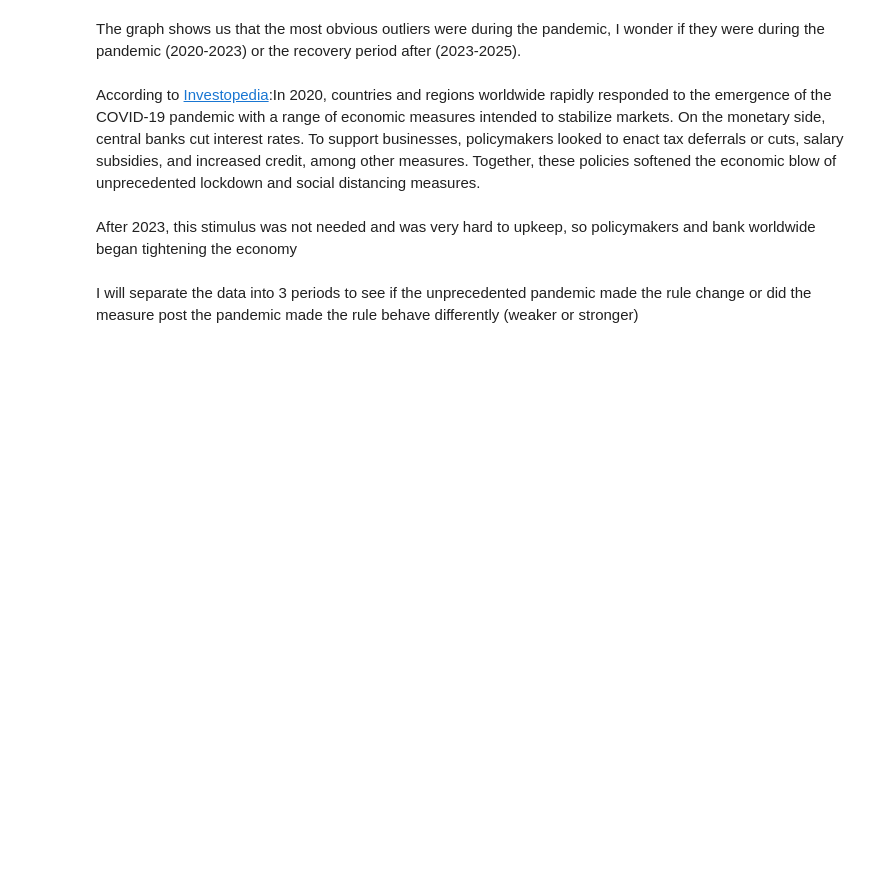
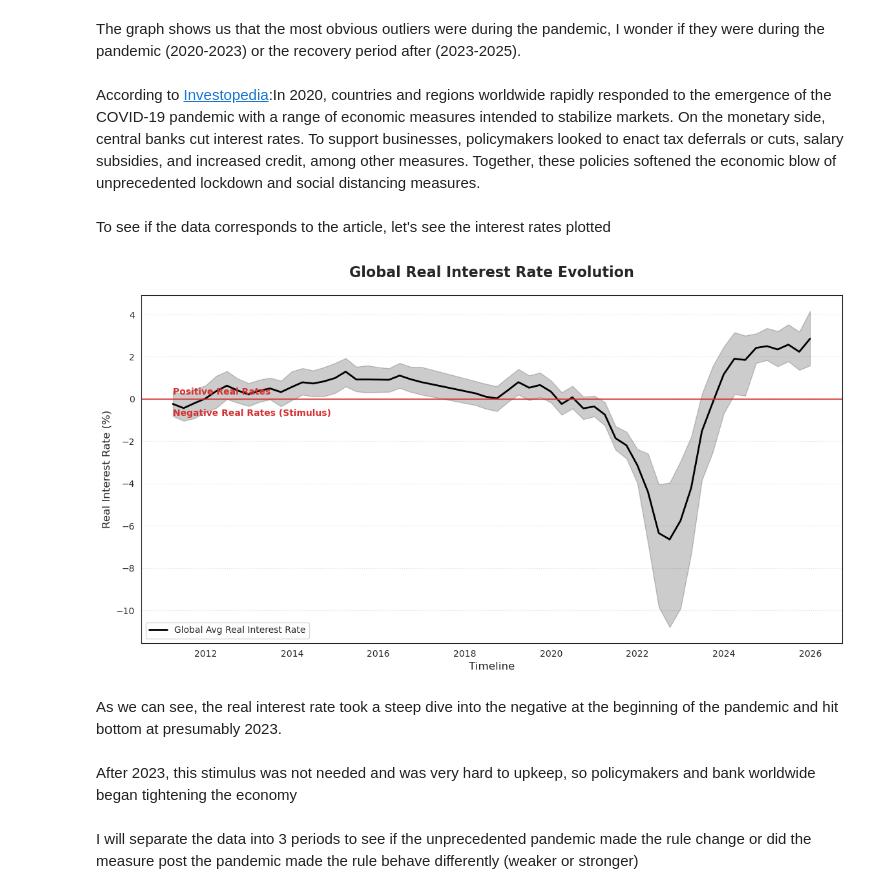
Before and after one commit to SiyanaVel19/Final_project_SU_2026, a Jupyter notebook: Project_housing_2.ipynb, the cells around one changed output. Drawn from its saved outputs; the diff is of its cells as text; code cells hidden in the pictures; blank space fills up the shorter version.

Commit message:
Added Real Interest Rate Growth Graph
in hope that it helps H1 and lead to H2

```diff
--- a/Project_housing_2.ipynb
+++ b/Project_housing_2.ipynb
@@ -1110,6 +1110,30 @@ plt.show()
 The graph shows us that the most obvious outliers were during the pandemic, I wonder if they were during the pandemic (2020-2023) or the recovery period after (2023-2025).
 # %% [markdown]
 According to [Investopedia](https://www.investopedia.com/government-stimulus-and-relief-efforts-to-fight-the-covid-19-crisis-5113980#:~:text=of%20consumer%20staples.-,The%20Bottom%20Line,fiscal%20policies%20lead%20to%20inflation?):In 2020, countries and regions worldwide rapidly responded to the emergence of the COVID-19 pandemic with a range of economic measures intended to stabilize markets. On the monetary side, central banks cut interest rates. To support businesses, policymakers looked to enact tax deferrals or cuts, salary subsidies, and increased credit, among other measures. Together, these policies softened the economic blow of unprecedented lockdown and social distancing measures.
+# %% [markdown]
+To see if the data corresponds to the article, let's see the interest rates plotted
+# %%
+plt.figure(figsize=(14, 7))
+sns.set_style("white")
+sns.lineplot(data=deep_dive, x='Quarter', y='Real Interest Rate',
+             color='black', linewidth=2, label='Global Avg Real Interest Rate')
+#Positive - Negative line
+plt.axhline(0, color='#d63031', linestyle='-', linewidth=1.5, alpha=0.8)
+plt.text(deep_dive['Quarter'].min(), 0.2, 'Positive Real Rates', color='#d63031', fontweight='bold')
+plt.text(deep_dive['Quarter'].min(), -0.8, 'Negative Real Rates (Stimulus)', color='#d63031', fontweight='bold')
+
+#Style
+plt.title("Global Real Interest Rate Evolution", fontsize=16, fontweight='bold', pad=20)
+plt.ylabel("Real Interest Rate (%)", fontsize=12)
+plt.xlabel("Timeline", fontsize=12)
+plt.grid(axis='y', linestyle=':', alpha=0.6)
+plt.legend(loc='lower left')
+
+plt.show()
+# %% [output]
+[figure, added]
+# %% [markdown]
+As we can see, the real interest rate took a steep dive into the negative at the beginning of the pandemic and hit bottom at presumably 2023.
 # %% [markdown]
 After 2023, this stimulus was not needed and was very hard to upkeep, so policymakers and bank worldwide began tightening the economy
 # %% [markdown]
```
Also changed, not shown: parts of 4 cells of this notebook.
